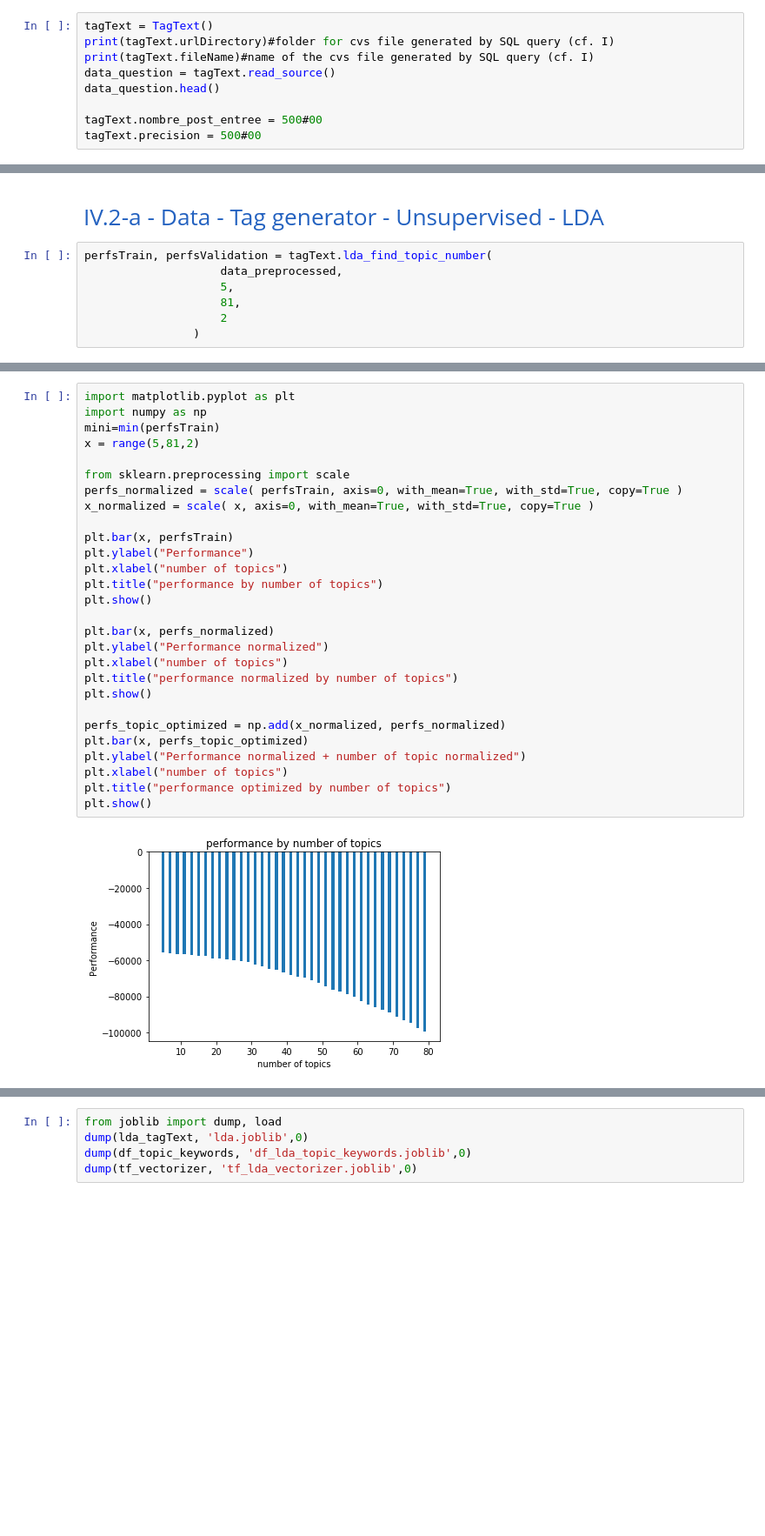
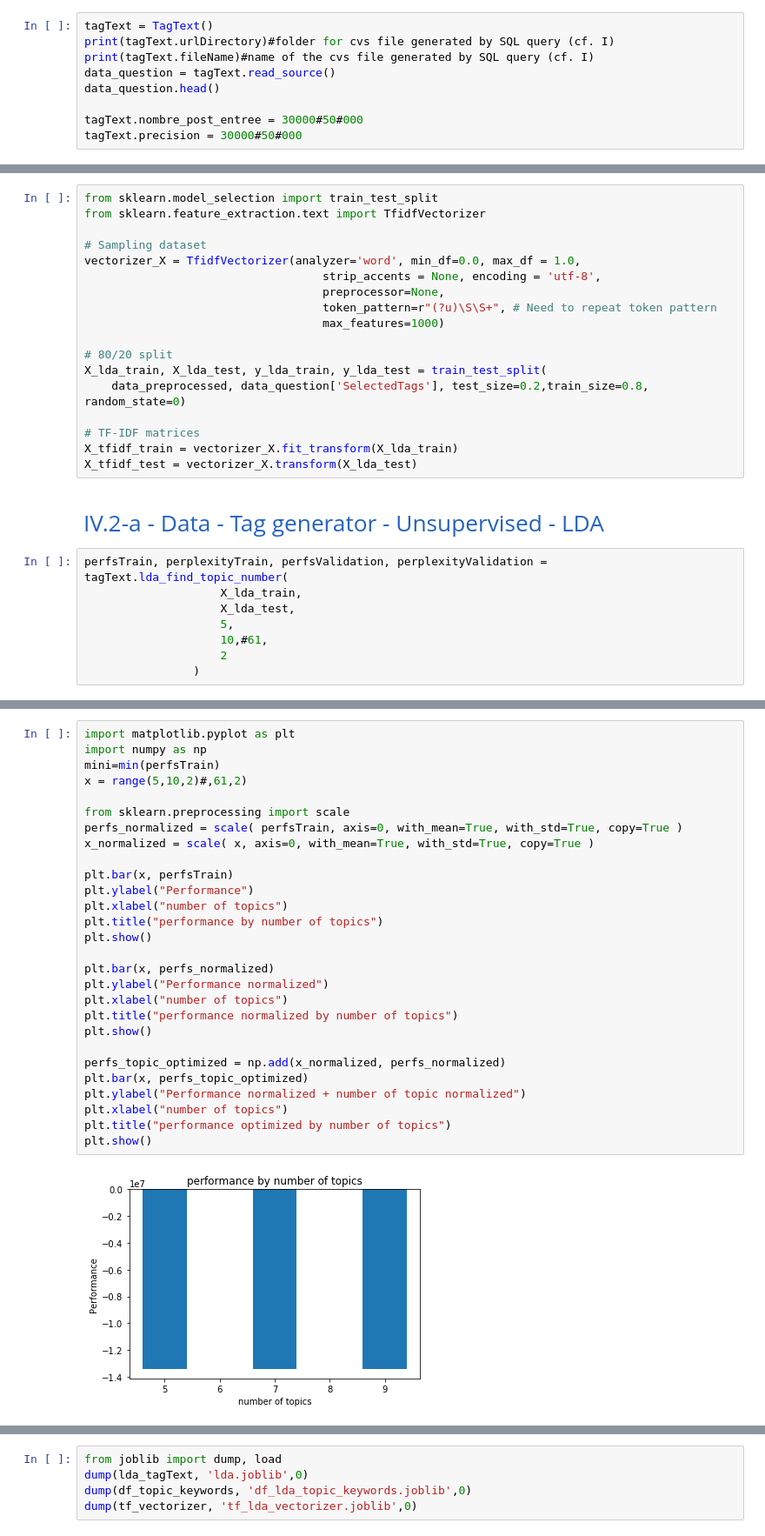
Before and after one commit to EricJacquesPro/TextCategorization, a Jupyter notebook: Projet_V2_LDA-v3.ipynb, the cells around one changed output, grey strips where cells are left out. Shown at 87% size. Saved outputs shown, nothing was run; the diff lists cells and outputs as text; blank space fills up the shorter version.

```diff
--- a/Projet_V2_LDA-v3.ipynb
+++ b/Projet_V2_LDA-v3.ipynb
@@ -33,8 +33,8 @@ print(tagText.fileName)#name of the cvs file generated by SQL query (cf. I)
 data_question = tagText.read_source()
 data_question.head()
 
-tagText.nombre_post_entree = 500#00
-tagText.precision = 500#00
+tagText.nombre_post_entree = 30000#50#000
+tagText.precision = 30000#50#000
 # %% [output]
 Data/
 QuestionVsTags.csv
@@ -57,11 +57,30 @@ III.2 - Data - Bag of words - TF-IDF</p>
+# %%
+from sklearn.model_selection import train_test_split
+from sklearn.feature_extraction.text import TfidfVectorizer
+
+# Sampling dataset
+vectorizer_X = TfidfVectorizer(analyzer='word', min_df=0.0, max_df = 1.0,
+                                   strip_accents = None, encoding = 'utf-8',
+                                   preprocessor=None,
+                                   token_pattern=r"(?u)\S\S+", # Need to repeat token pattern
+                                   max_features=1000)
+
+# 80/20 split
+X_lda_train, X_lda_test, y_lda_train, y_lda_test = train_test_split(
+    data_preprocessed, data_question['SelectedTags'], test_size=0.2,train_size=0.8, random_state=0)
+
+# TF-IDF matrices
+X_tfidf_train = vectorizer_X.fit_transform(X_lda_train)
+X_tfidf_test = vectorizer_X.transform(X_lda_test)
 # %% [markdown]
 <p style="font-family: Arial; font-size:1.75em;color:#2462C0; font-style:bold"><br>
 IV.2-a - Data - Tag generator - Unsupervised - LDA</p>
 # %%
-perfsTrain, perfsValidation = tagText.lda_find_topic_number(
-                    data_preprocessed,
+perfsTrain, perplexityTrain, perfsValidation, perplexityValidation = tagText.lda_find_topic_number(
+                    X_lda_train,
+                    X_lda_test,
                     5,
-                    81,
+                    10,#61,
                     2
                 )
 # %% [output]
@@ -93,30 +102,30 @@ print(max(perfsValidation))
 # %%
 import matplotlib.pyplot as plt
 import numpy as np
 mini=min(perfsTrain)
-x = range(5,81,2)
+x = range(5,10,2)#,61,2)
 
 from sklearn.preprocessing import scale
 perfs_normalized = scale( perfsTrain, axis=0, with_mean=True, with_std=True, copy=True )
 x_normalized = scale( x, axis=0, with_mean=True, with_std=True, copy=True )
 
 plt.bar(x, perfsTrain)
 plt.ylabel("Performance")
 plt.xlabel("number of topics")
 plt.title("performance by number of topics")
 plt.show()
 
 plt.bar(x, perfs_normalized)
 plt.ylabel("Performance normalized")
 plt.xlabel("number of topics")
 plt.title("performance normalized by number of topics")
 plt.show()
 
 perfs_topic_optimized = np.add(x_normalized, perfs_normalized)
 plt.bar(x, perfs_topic_optimized)
 plt.ylabel("Performance normalized + number of topic normalized")
 plt.xlabel("number of topics")
 plt.title("performance optimized by number of topics")
 plt.show()
 # %% [output]
-[figure, old version]
+[figure, new version]
```
Also changed, not shown: parts of 23 cells of this notebook, 2 other files.
